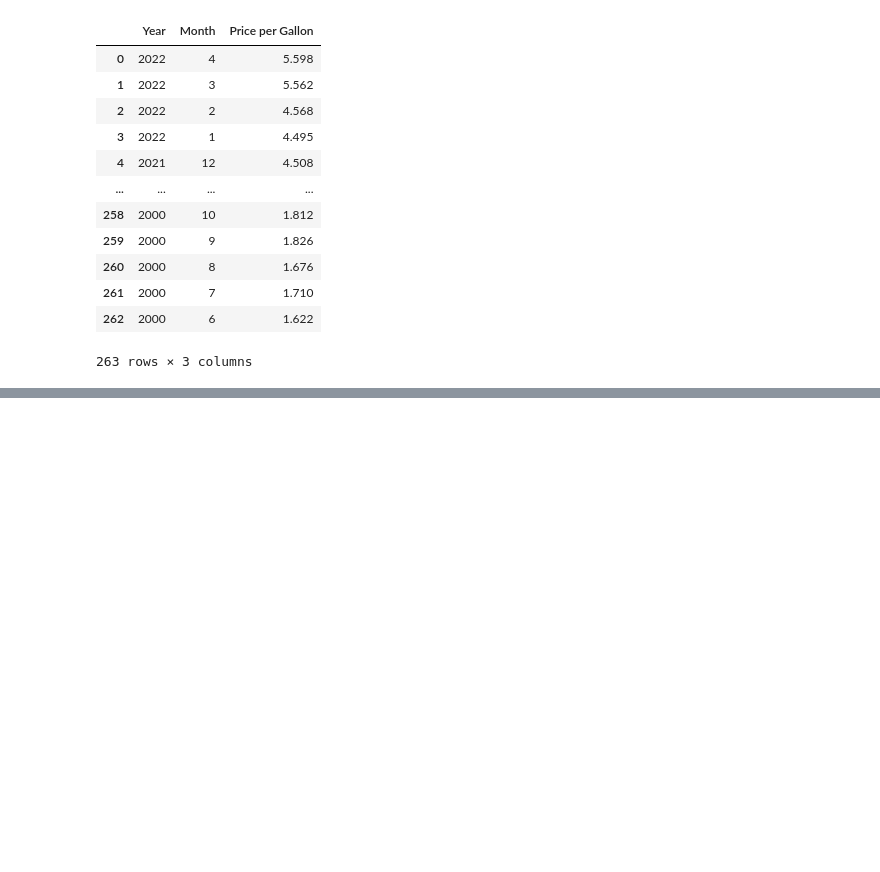
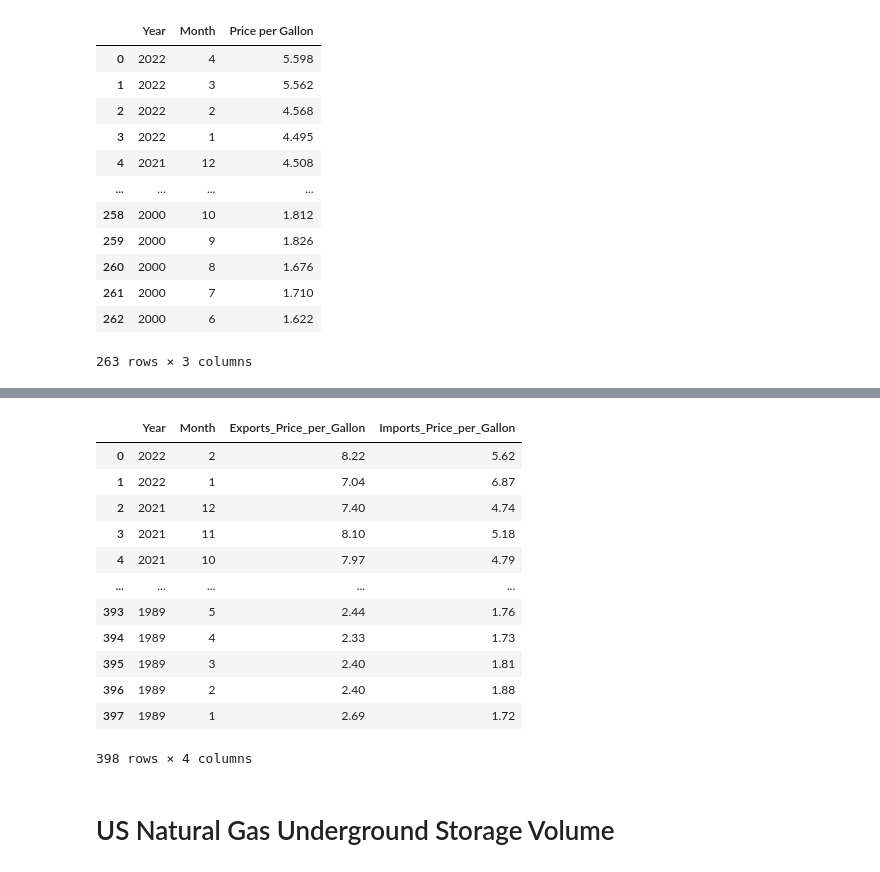
Before and after one commit to FIRE-Phoebe/Gas_Price_analysis, a Jupyter notebook: weekly_to_monthly_df.ipynb, the cells around one changed output, grey strips where cells are left out. Drawn from its saved outputs; the diff is of its cells as text; code cells hidden in the pictures; blank space fills up the shorter version.

```diff
--- a/weekly_to_monthly_df.ipynb
+++ b/weekly_to_monthly_df.ipynb
@@ -278,0 +450,23 @@ cali_all_form_retail_gas_prices_df
+# %%
+us_price_export_import= pd.DataFrame(data =us_price_export_import,
+                                        columns={'Year':'Year',
+                                                 'Month':'Month',
+                                                'Exports_Price_per_Gallon': 'Exports_Price_per_Gallon',
+                                                'Imports_Price_per_Gallon': 'Imports_Price_per_Gallon'})
+us_price_export_import
+# %% [output]
+|  | Year | Month | Exports_Price_per_Gallon | Imports_Price_per_Gallon |
+| 0 | 2022 | 2 | 8.22 | 5.62 |
+| 1 | 2022 | 1 | 7.04 | 6.87 |
+| 2 | 2021 | 12 | 7.40 | 4.74 |
+| 3 | 2021 | 11 | 8.10 | 5.18 |
+| 4 | 2021 | 10 | 7.97 | 4.79 |
+| ... | ... | ... | ... | ... |
+| 393 | 1989 | 5 | 2.44 | 1.76 |
+| 394 | 1989 | 4 | 2.33 | 1.73 |
+| 395 | 1989 | 3 | 2.40 | 1.81 |
+| 396 | 1989 | 2 | 2.40 | 1.88 |
+| 397 | 1989 | 1 | 2.69 | 1.72 |
+398 rows × 4 columns
+# %% [markdown]
+# US Natural Gas Underground Storage Volume
```
Also changed, not shown: parts of 39 cells of this notebook, 2 other files.
